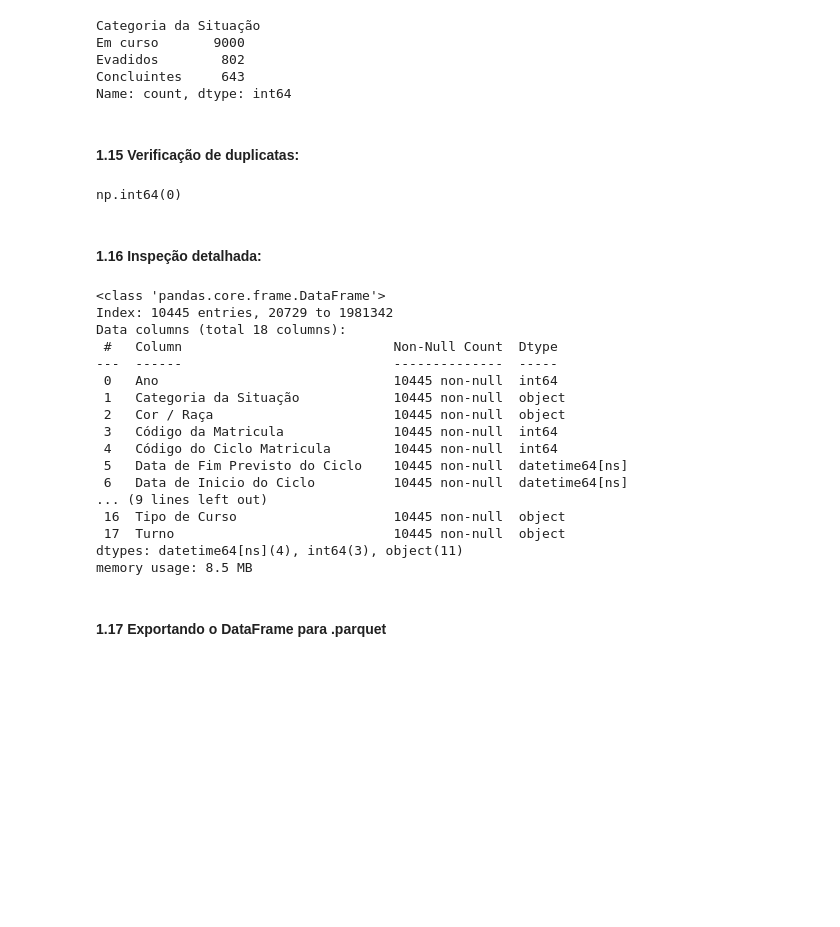
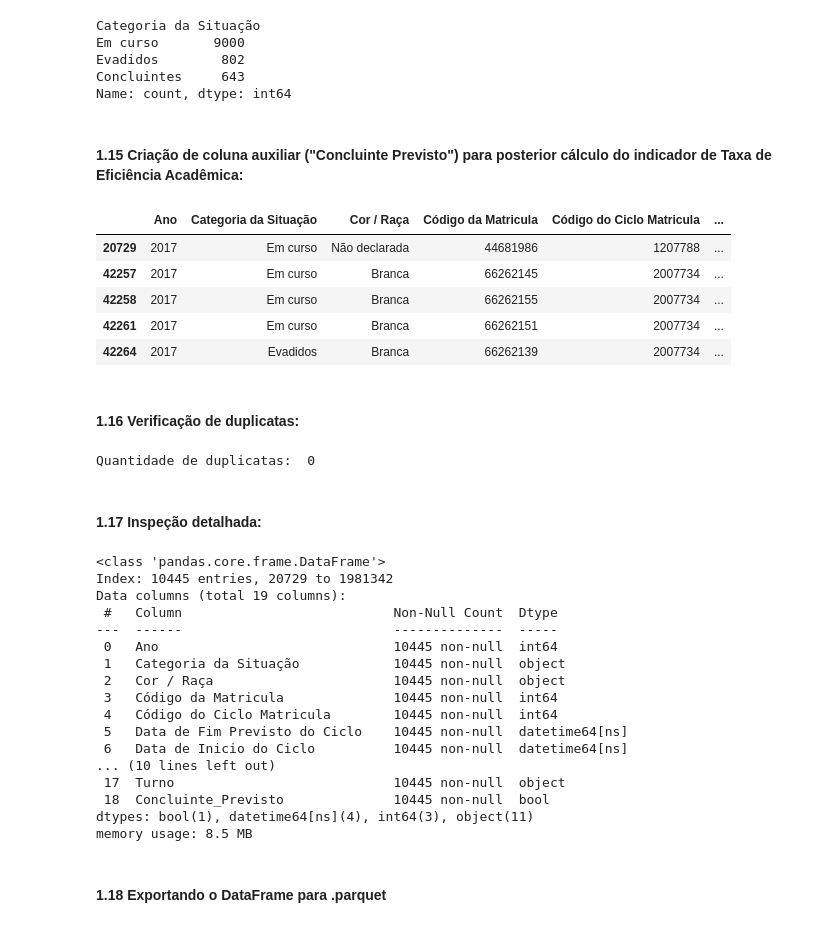
Before and after one commit to carolventuri/TCC, a Jupyter notebook: notebooks/1_Preparacao_dados_matriculas_2017_2024.ipynb, the cells around one changed output. Drawn from its saved outputs; the diff is of its cells as text; code cells hidden in the pictures; blank space fills up the shorter version.

```diff
--- a/notebooks/1_Preparacao_dados_matriculas_2017_2024.ipynb
+++ b/notebooks/1_Preparacao_dados_matriculas_2017_2024.ipynb
@@ -431,20 +431,35 @@ Em curso       9000
 Evadidos        802
 Concluintes     643
 Name: count, dtype: int64
+# %% [markdown]
+#### 1.15 Criação de coluna auxiliar ("Concluinte Previsto") para posterior cálculo do indicador de Taxa de Eficiência Acadêmica:
+# %%
+# marca True quando o ciclo deveria terminar no mesmo ano de referência da matrícula
+df_restinga["Concluinte_Previsto"] = (
+    df_restinga["Data de Fim Previsto do Ciclo"].dt.year == df_restinga["Ano"]
+)
+df_restinga.head()
+# %% [output]
+|  | Ano | Categoria da Situação | Cor / Raça | Código da Matricula | Código do Ciclo Matricula | ... |
+| 20729 | 2017 | Em curso | Não declarada | 44681986 | 1207788 | ... |
+| 42257 | 2017 | Em curso | Branca | 66262145 | 2007734 | ... |
+| 42258 | 2017 | Em curso | Branca | 66262155 | 2007734 | ... |
+| 42261 | 2017 | Em curso | Branca | 66262151 | 2007734 | ... |
+| 42264 | 2017 | Evadidos | Branca | 66262139 | 2007734 | ... |
 # %% [markdown]
-#### 1.15 Verificação de duplicatas:
+#### 1.16 Verificação de duplicatas:
 # %%
-df_restinga.duplicated().sum()
+print("Quantidade de duplicatas: ",df_restinga.duplicated().sum())
 # %% [output]
-np.int64(0)
+Quantidade de duplicatas:  0
 # %% [markdown]
-#### 1.16 Inspeção detalhada:
+#### 1.17 Inspeção detalhada:
 # %%
 df_restinga.info(memory_usage='deep') #para verificar a utilização de memória real
 # %% [output]
 <class 'pandas.core.frame.DataFrame'>
 Index: 10445 entries, 20729 to 1981342
-Data columns (total 18 columns):
+Data columns (total 19 columns):
  #   Column                           Non-Null Count  Dtype
 ---  ------                           --------------  -----
  0   Ano                              10445 non-null  int64
@@ -454,13 +469,13 @@ Data columns (total 18 columns):
  4   Código do Ciclo Matricula        10445 non-null  int64
  5   Data de Fim Previsto do Ciclo    10445 non-null  datetime64[ns]
  6   Data de Inicio do Ciclo          10445 non-null  datetime64[ns]
-... (9 lines left out)
- 16  Tipo de Curso                    10445 non-null  object
+... (10 lines left out)
  17  Turno                            10445 non-null  object
-dtypes: datetime64[ns](4), int64(3), object(11)
+ 18  Concluinte_Previsto              10445 non-null  bool
+dtypes: bool(1), datetime64[ns](4), int64(3), object(11)
 memory usage: 8.5 MB
 # %% [markdown]
-#### 1.17 Exportando o DataFrame para .parquet
+#### 1.18 Exportando o DataFrame para .parquet
 # %%
 df_restinga.to_parquet("restinga_dados_tratados.parquet", index=False)
 # %%
```
Also changed, not shown: parts of 2 cells of this notebook, 3 other files.
